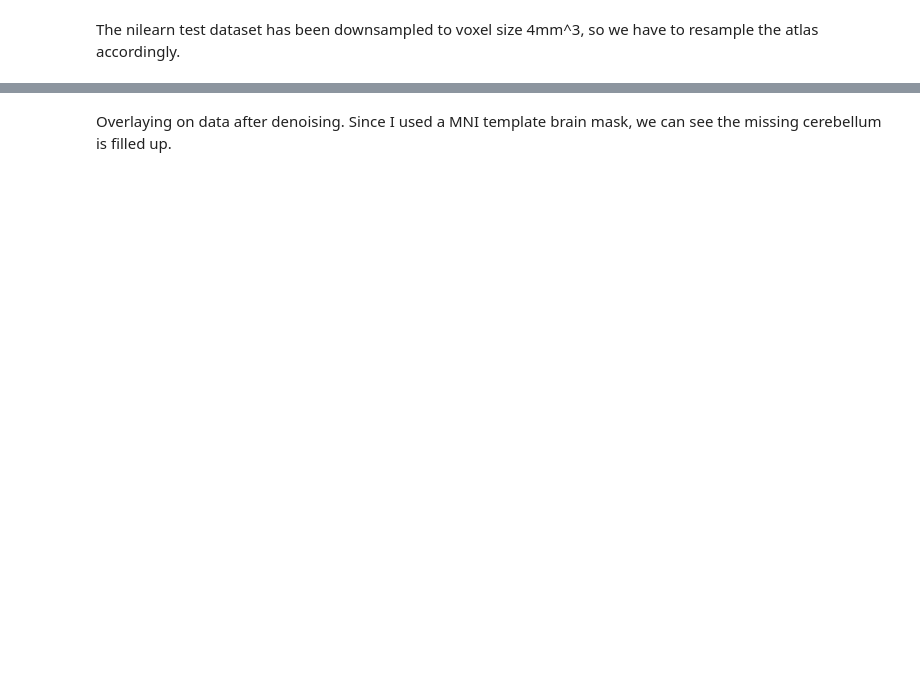
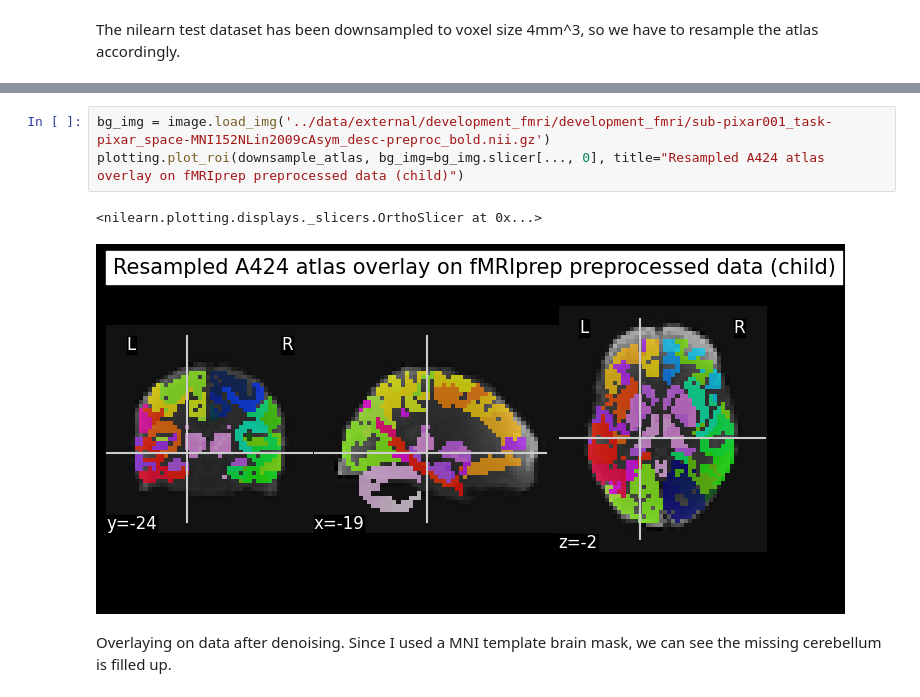
Before and after one commit to htwangtw/hfplayground, a Jupyter notebook: notebooks/inspect_brainlm_data_processing.ipynb, the cells around one changed output, grey strips where cells are left out. Drawn from its saved outputs; the diff is of its cells as text; blank space fills up the shorter version.

```diff
--- a/notebooks/inspect_brainlm_data_processing.ipynb
+++ b/notebooks/inspect_brainlm_data_processing.ipynb
@@ -37,2 +49,8 @@ plotting.plot_roi(downsample_atlas, bg_img=bg_img.slicer[..., 0], title="Resampl
+# %%
+bg_img = image.load_img('../data/external/development_fmri/development_fmri/sub-pixar001_task-pixar_space-MNI152NLin2009cAsym_desc-preproc_bold.nii.gz')
+plotting.plot_roi(downsample_atlas, bg_img=bg_img.slicer[..., 0], title="Resampled A424 atlas overlay on fMRIprep preprocessed data (child)")
+# %% [output]
+<nilearn.plotting.displays._slicers.OrthoSlicer at 0x...>
+[figure, added]
 # %% [markdown]
 Overlaying on data after denoising. Since I used a MNI template brain mask, we can see the missing cerebellum is filled up.
```
Also changed, not shown: parts of 15 cells of this notebook, 3 other files.
